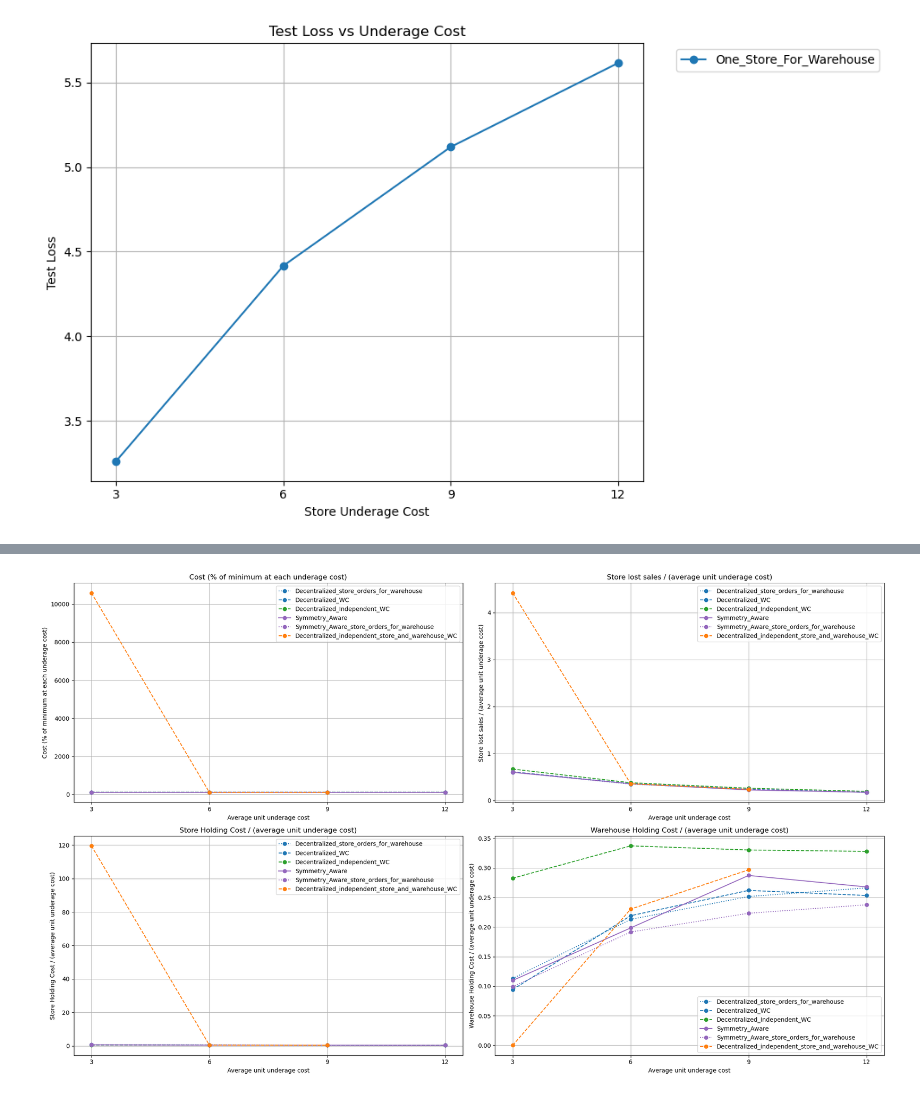
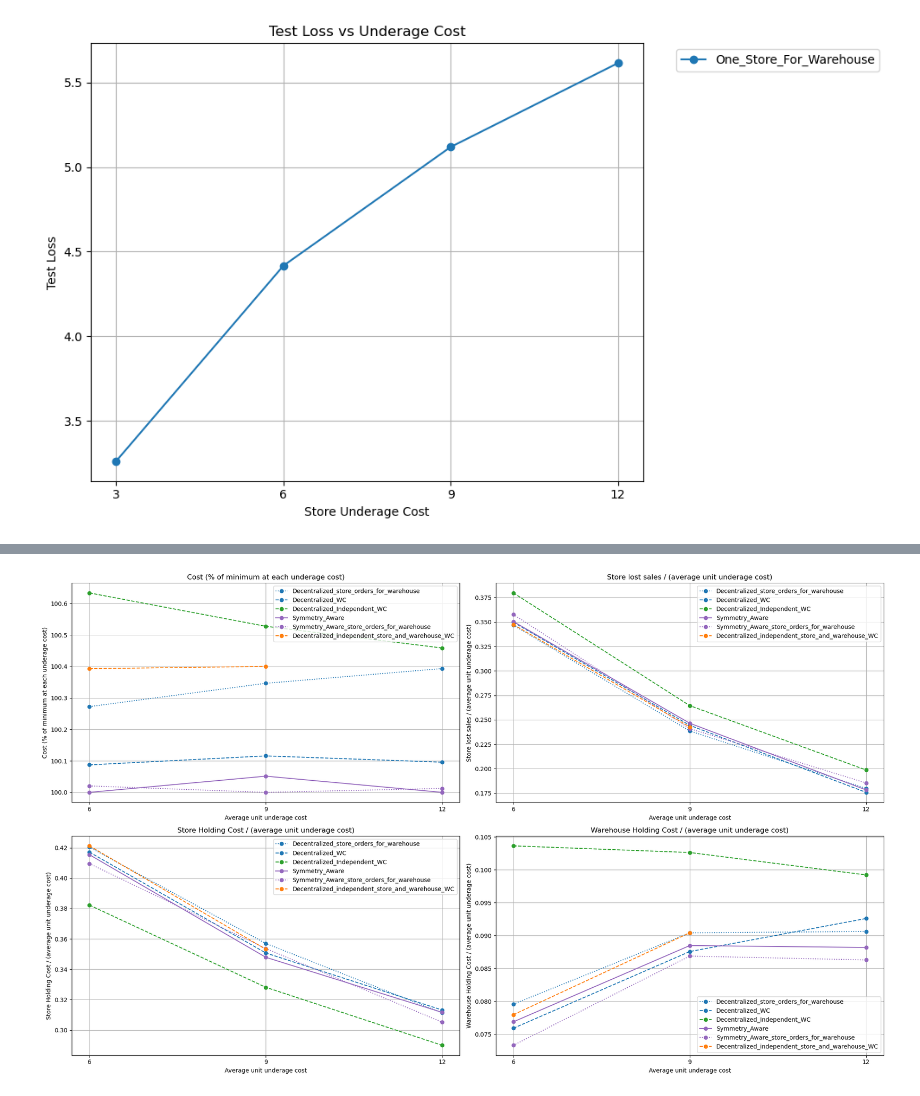
Before and after one commit to minuk302/Neural_inventory_control, a Jupyter notebook: analysis/ray_one_warehouse_independent_store_debug.ipynb, the cells around one changed output, grey strips where cells are left out. Drawn from its saved outputs; the diff is of its cells as text; code cells hidden in the pictures.

```diff
--- a/analysis/ray_one_warehouse_independent_store_debug.ipynb
+++ b/analysis/ray_one_warehouse_independent_store_debug.ipynb
@@ -121,7 +121,7 @@ def default_condition_setter(condition_name):
 sort_by = 'test_loss'
 pick_row_from_run_by = 'test_loss'
 
-store_underage_cost = [3, 6, 9, 12]
+store_underage_cost = [6, 9, 12]
 results_interpretor = rri.RayResultsinterpreter()
 
 # One store for warehouse
@@ -232,7 +231,7 @@ def default_condition_setter(condition_name):
 sort_by = 'test_loss'
 pick_row_from_run_by = 'test_loss'
 
-store_underage_cost = [3, 6, 9, 12]
+store_underage_cost = [6, 9, 12]
 results_interpretor = rri.RayResultsinterpreter()
 
 # Decentralized without context
@@ -490,6 +489,6 @@ def collect_data_and_plot(df, test_mode, setting_name, n_stores):
     plt.show()
     return df
 # %%
-df_t = collect_data_and_plot(df, "test", "one_warehouse_lost_demand", 10)
+df_t = collect_data_and_plot(df, "test", "one_warehouse_lost_demand", 3)
 # %% [output]
-[figure, old version]
+[figure, new version]
```
Also changed, not shown: parts of 3 cells of this notebook, 6 other files.
